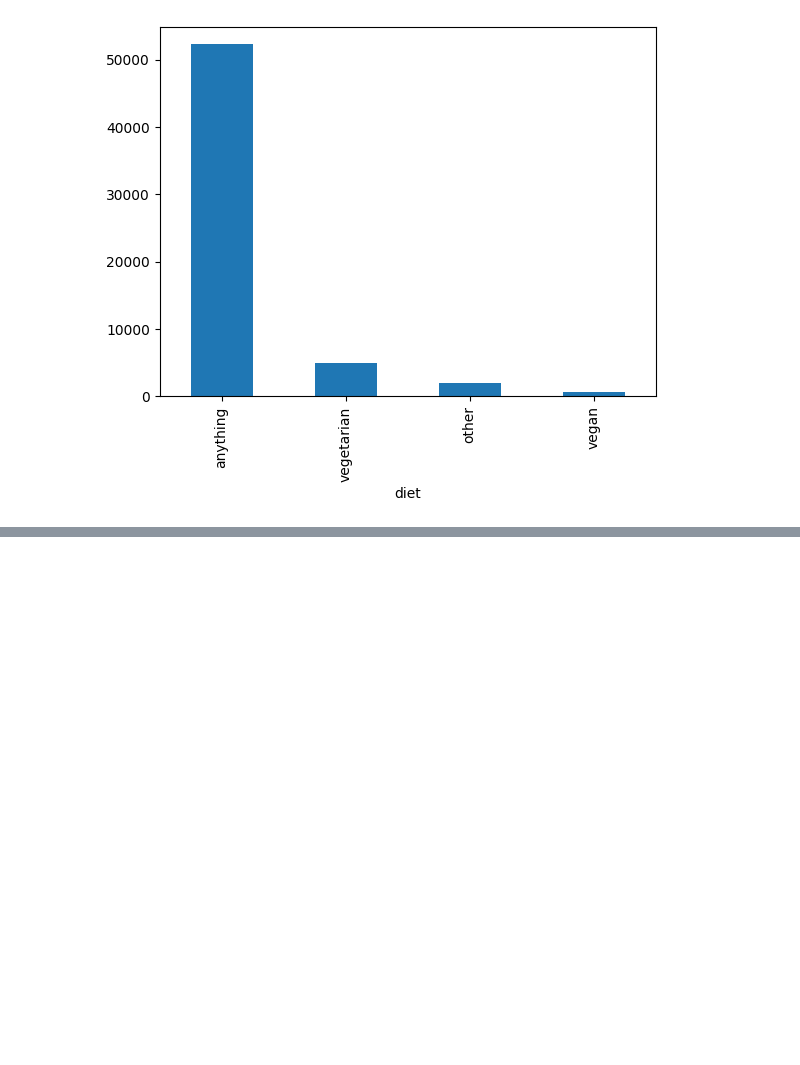
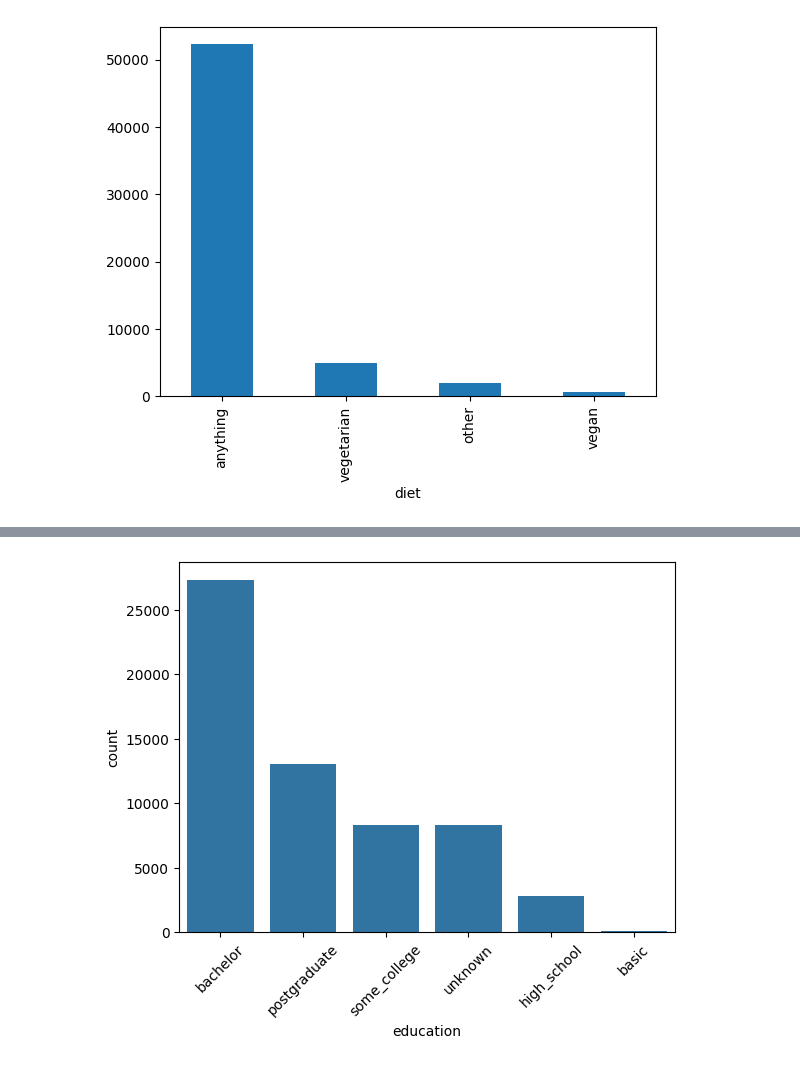
Before and after one commit to vickpat1/Portfolio-Data-Science, a Jupyter notebook: Date App/date-a-scientist.ipynb, the cells around one changed output, grey strips where cells are left out. Drawn from its saved outputs; the diff is of its cells as text; code cells hidden in the pictures; blank space fills up the shorter version.

```diff
--- a/Date App/date-a-scientist.ipynb
+++ b/Date App/date-a-scientist.ipynb
@@ -238,0 +310,2 @@ plt.close()
+# %%
+profiles["drugs"] = drugs
@@ -238,0 +333,23 @@ plt.close()
+# %%
+def group_education(text):
+    if pd.isna(text):
+        return "unknown"
+    text = text.lower()
+    if re.search(r"ph\.?d|masters", text):
+        if re.search(r"dropped", text):
+            return "bachelor"
+        return "postgraduate"
+    if re.search(r"college|law school|med school", text):
+        if re.search(r"graduated", text):
+            return "bachelor"
+        if re.search(r"dropped", text):
+            return "high_school"
+        return "some_college"
+    if re.search(r"high school", text):
+        if re.search(r"dropped", text):
+            return "basic"
+        return "high_school"
+    return "unknown"
+# %%
+education = profiles["education"].map(group_education)
+education.value_counts(dropna=False)
@@ -238,0 +365,9 @@ plt.close()
+# %%
+profiles["education"] = education
+# %%
+sns.countplot(data=profiles, x="education", order=profiles["education"].value_counts().index)
+plt.xticks(rotation=45)
+plt.show()
+plt.close()
+# %% [output]
+[figure, added]
```
Also changed, not shown: parts of 56 cells of this notebook.
